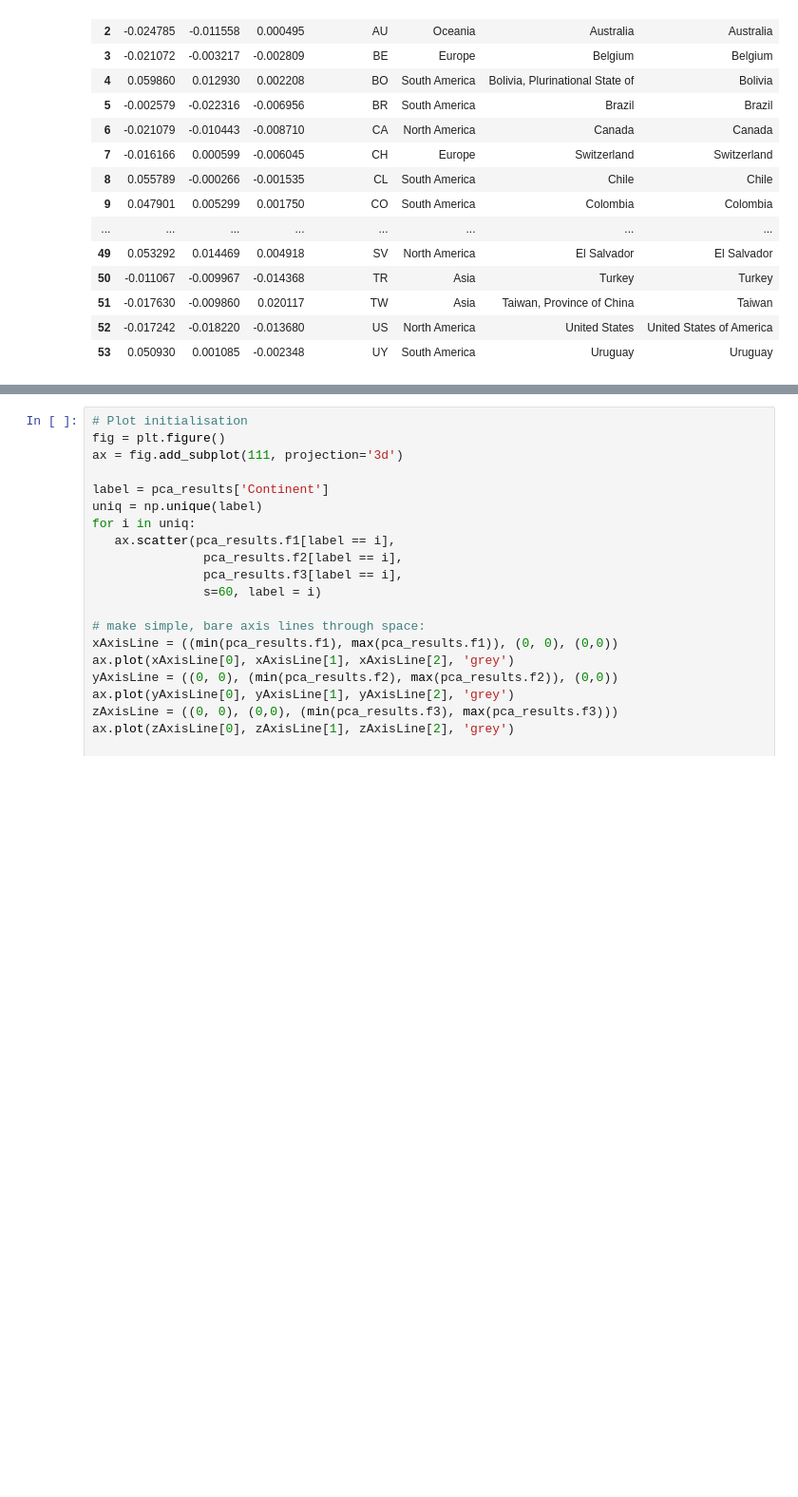
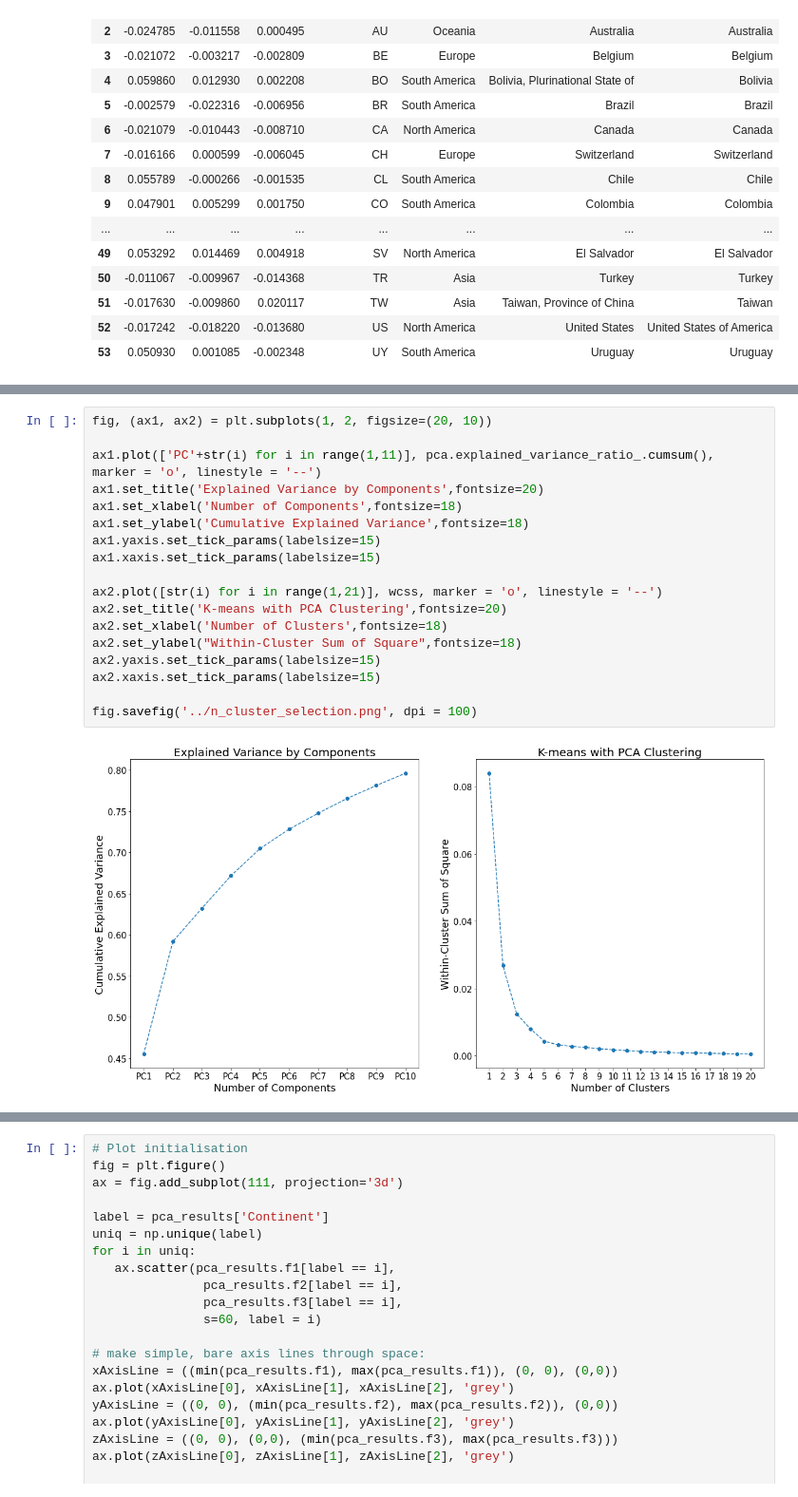
Before and after one commit to Zheng-Lu/Spotify-Worldwide-Trends-Analysis, a Jupyter notebook: Analysis.ipynb, the cells around one changed output, grey strips where cells are left out. Shown at 95% size. Saved outputs shown, nothing was run; the diff lists cells and outputs as text; blank space fills up the shorter version.

```diff
--- a/Analysis.ipynb
+++ b/Analysis.ipynb
@@ -959,0 +1028,20 @@ Text(0, 0.5, 'Cumulative Explained Variance')
+# %%
+fig, (ax1, ax2) = plt.subplots(1, 2, figsize=(20, 10))
+
+ax1.plot(['PC'+str(i) for i in range(1,11)], pca.explained_variance_ratio_.cumsum(), marker = 'o', linestyle = '--')
+ax1.set_title('Explained Variance by Components',fontsize=20)
+ax1.set_xlabel('Number of Components',fontsize=18)
+ax1.set_ylabel('Cumulative Explained Variance',fontsize=18)
+ax1.yaxis.set_tick_params(labelsize=15)
+ax1.xaxis.set_tick_params(labelsize=15)
+
+ax2.plot([str(i) for i in range(1,21)], wcss, marker = 'o', linestyle = '--')
+ax2.set_title('K-means with PCA Clustering',fontsize=20)
+ax2.set_xlabel('Number of Clusters',fontsize=18)
+ax2.set_ylabel("Within-Cluster Sum of Square",fontsize=18)
+ax2.yaxis.set_tick_params(labelsize=15)
+ax2.xaxis.set_tick_params(labelsize=15)
+
+fig.savefig('../n_cluster_selection.png', dpi = 100)
+# %% [output]
+[figure, added]
```
Also changed, not shown: parts of 20 cells of this notebook.
